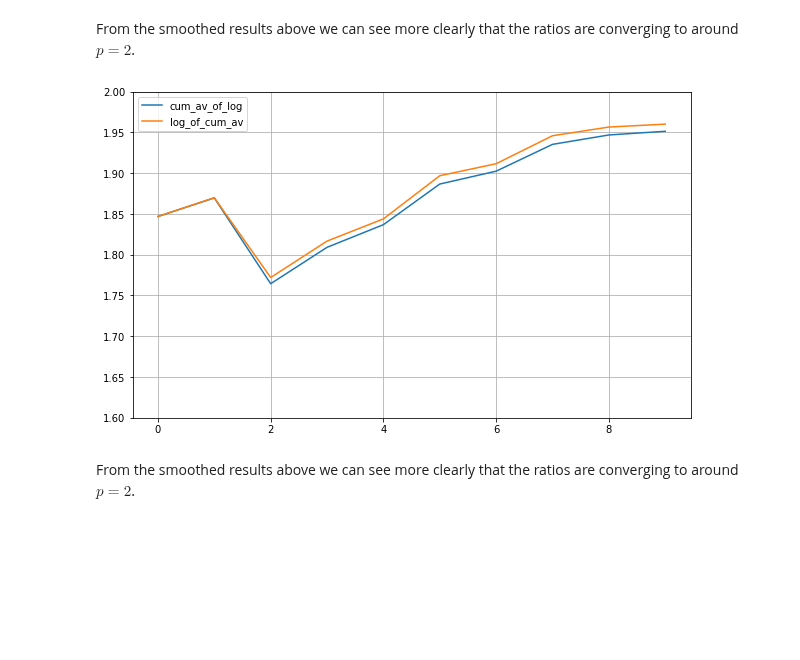
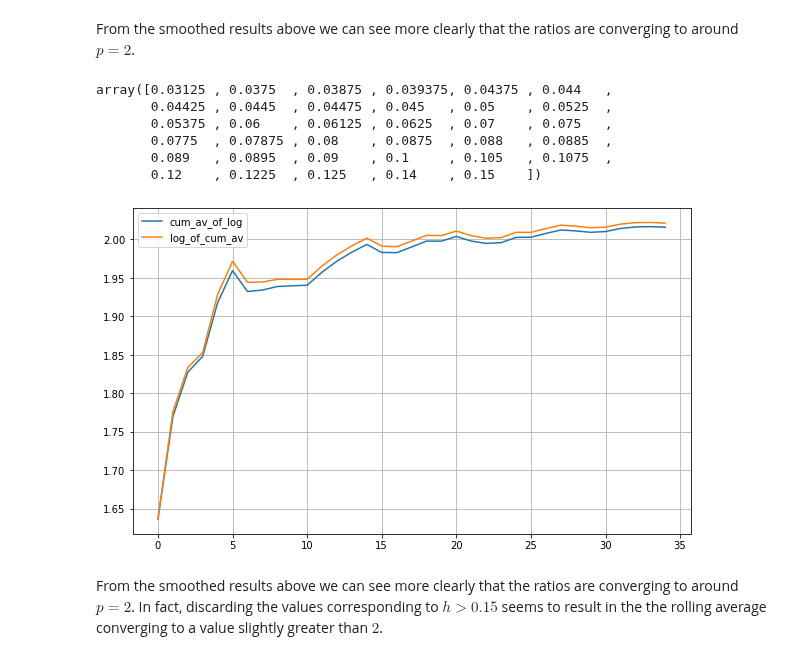
Before and after one commit to YanniPapandreou/statFEM, a Jupyter notebook: 05_twoDim_posterior_results.ipynb, the cells around one changed output. Drawn from its saved outputs; the diff is of its cells as text; code cells hidden in the pictures; blank space fills up the shorter version.

```diff
--- a/05_twoDim_posterior_results.ipynb
+++ b/05_twoDim_posterior_results.ipynb
@@ -147,3 +152,10 @@ We now sort these results by $h$.
+# %%
+#hide
+import pickle
+with open('2D_posterior_results_finer','rb') as f:
+    results = pickle.load(f)
+h_range = results['h']
+errors = results['ratios']
 # %%
 h_range_array = np.array(h_range)
 errors_array = np.array(errors)
@@ -151,6 +163,8 @@ errors_array = np.array(errors)
 argInd = np.argsort(h_range_array)
 hs = h_range_array[argInd]
 es = errors_array[argInd]
+hs,hs_ind = np.unique(hs,return_index=True)
+es = es[hs_ind]
 # %% [markdown]
 We now plot the base-2 logarithm of the ratios against $h$ below:
 # %%
@@ -173,18 +189,34 @@ In both cases we take the rolling average starting with large $h$.
 The results are shown below:
 # %% [markdown]
 From the smoothed results above we can see more clearly that the ratios are converging to around $p=2$.
+# %%
+hs[:-18]
+# %% [output]
+array([0.03125 , 0.0375  , 0.03875 , 0.039375, 0.04375 , 0.044   ,
+       0.04425 , 0.0445  , 0.04475 , 0.045   , 0.05    , 0.0525  ,
+       0.05375 , 0.06    , 0.06125 , 0.0625  , 0.07    , 0.075   ,
+       0.0775  , 0.07875 , 0.08    , 0.0875  , 0.088   , 0.0885  ,
+       0.089   , 0.0895  , 0.09    , 0.1     , 0.105   , 0.1075  ,
+       0.12    , 0.1225  , 0.125   , 0.14    , 0.15    ])
 # %%
 #hide_input
 # get the cumulative average of es:
-es_av = np.cumsum(np.log2(es[::-1]))/np.arange(1,len(es)+1)
-es_av_1 = np.log2(np.cumsum(es[::-1])/np.arange(1,len(es)+1))
+i = -18
+es_trimmed = es[:i]
+es_av = np.cumsum(np.log2(es_trimmed[::-1]))/np.arange(1,len(es_trimmed)+1)
+es_av_1 = np.log2(np.cumsum(es_trimmed[::-1])/np.arange(1,len(es_trimmed)+1))
 plt.plot(es_av,label='cum_av_of_log')
 plt.plot(es_av_1,label='log_of_cum_av')
-plt.ylim((1.6,2.0))
+#plt.plot(es_av_1,c='r')
+#plt.hlines(2.0,0,len(es_av_1),colors='black',linestyles='--')
+#plt.ylim((1.8,2.1))
+#plt.xlabel('index')
 plt.legend()
+#plt.title('Base-2 logarithms of the cumulative averages of the ratios for $h\leq 0.15$')
 plt.grid()
+#plt.savefig('2D_posterior_results_smoothed.png',dpi=300,bbox_inches='tight',facecolor='w')
 plt.show()
 # %% [output]
-[figure, old version]
+[figure, new version]
 # %% [markdown]
-From the smoothed results above we can see more clearly that the ratios are converging to around $p=2$.
+From the smoothed results above we can see more clearly that the ratios are converging to around $p=2$. In fact, discarding the values corresponding to $h>0.15$ seems to result in the the rolling average converging to a value slightly greater than $2$.
```
Also changed, not shown: parts of 7 cells of this notebook, 12 other files.
